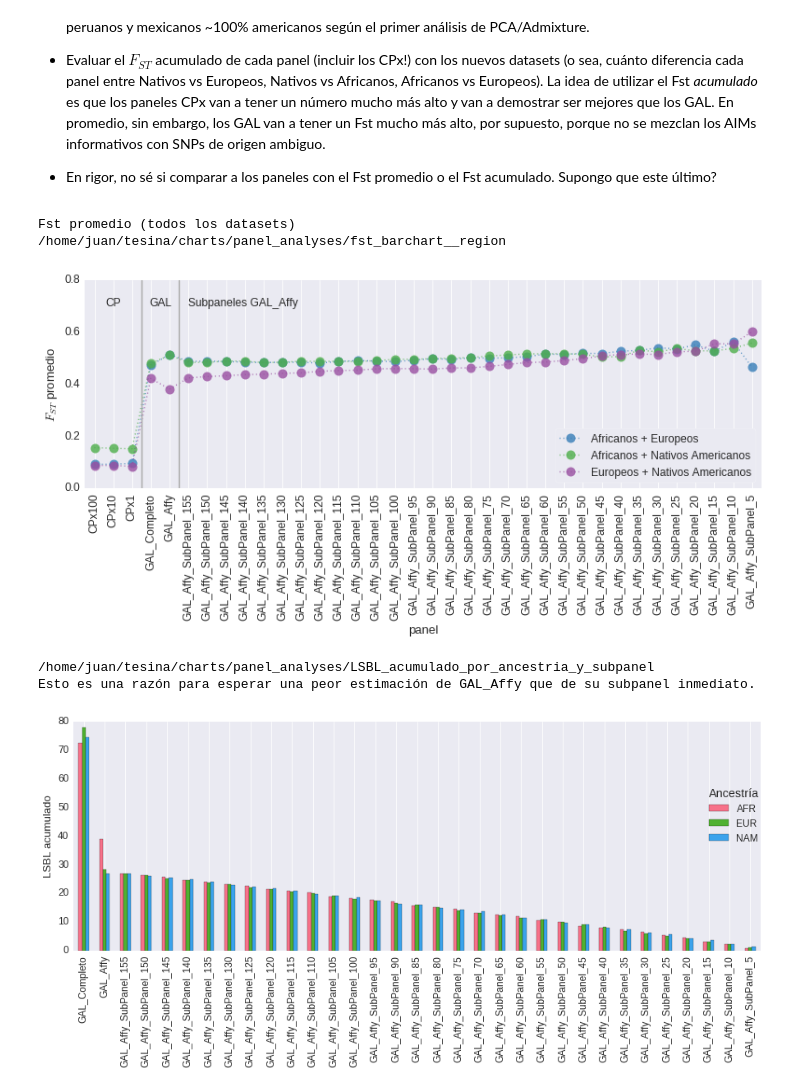
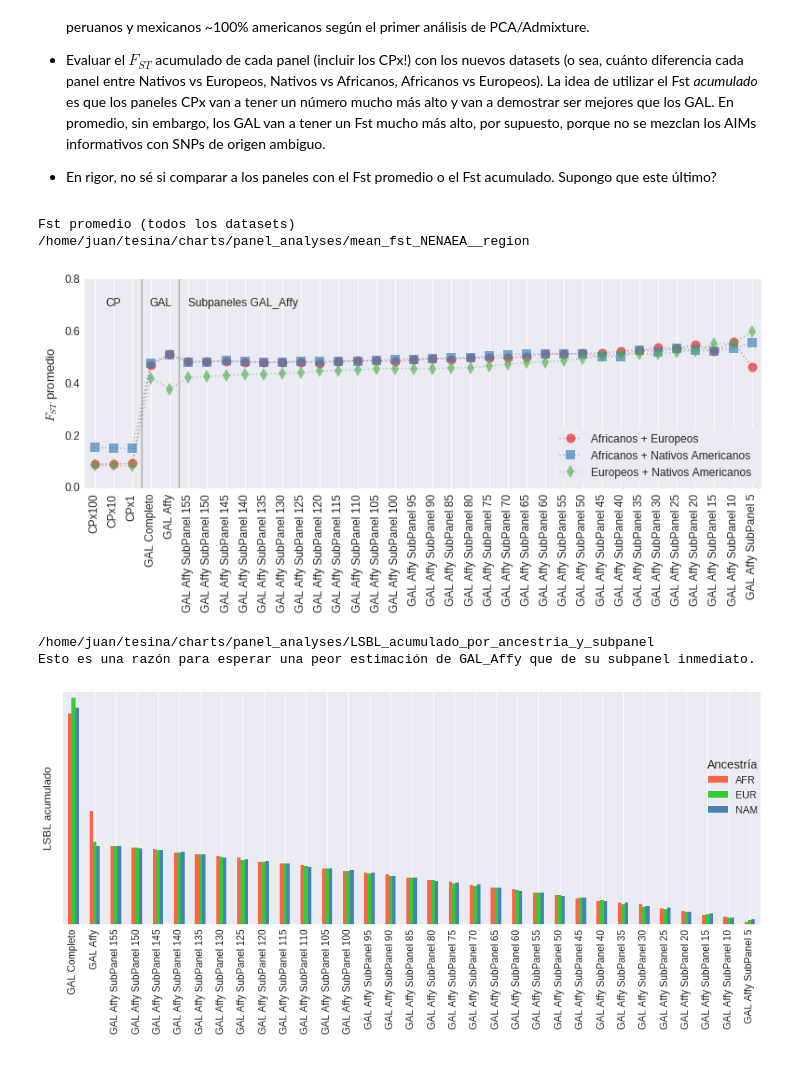
Before and after one commit to jmberros/ancestrator, a Jupyter notebook: Fst_LSBL_SubPanels.ipynb, the cells around one changed output. Drawn from its saved outputs; the diff is of its cells as text; code cells hidden in the pictures.

```diff
--- a/Fst_LSBL_SubPanels.ipynb
+++ b/Fst_LSBL_SubPanels.ipynb
@@ -330,7 +316,6 @@ GAL_Affy_SubPanel_120  0.259781  0.220419  0.229591
 
 * En rigor, no sé si comparar a los paneles con el Fst promedio o el Fst acumulado. Supongo que este último?
 # %%
-import numpy as np
 from os.path import expanduser, join
 
 
@@ -340,18 +325,16 @@ sns.set_context("paper", font_scale=1.5)
 sns.set_style("darkgrid")
 
 for level in ['region']:
-    df = mean_fst.loc[level].copy()
+    df = mean_fst.loc[level].copy().transpose()
 
-    if level == 'population':
-        color = sns.color_palette("Set1", 1)[0]
-        sns.set_context("paper", font_scale=1.2)
-        figsize = (13, 2)
-    else:
-        color = sns.color_palette("Set1", 5)[1:]
-        figsize = (13, 4)
+    colors = sns.color_palette("Set1", 3)
+    markers = ['o', 's', 'd']
+    fig, ax = plt.subplots(figsize=(13, 4))
 
-    ax = df.T.plot(figsize=figsize, rot=90, color=color, linestyle="dotted",
-                   marker="o", markersize=10, alpha=0.8) #, width=0.8) # kind="bar",
+    for ancestry, sub_df in df.iteritems():
+        sub_df.plot(figsize=figsize, rot=90, color=colors.pop(0), linestyle="dotted",
+                    marker=markers.pop(0), markersize=10, alpha=0.65)
+
     ax.set_ylabel("$F_{ST}$ promedio")
     ax.legend(fancybox=True, loc="best", bbox_to_anchor=(1.01, .75),
               title="Datasets")
@@ -371,37 +354,38 @@ for level in ['region']:
         ax.set_ylim([0, .8])
         ygrid_points = np.linspace(0, .8, 5)
         ax.set_yticks(ygrid_points)
     else:
         ax.set_ylim([0, 0.15])
         ygrid_points = np.linspace(0, 0.15, 4)
         ax.set_yticks(ygrid_points)
 
     ax.set_xlim([-0.5, len(panel_labels) - 0.5])
 
     ax.set_xticks(np.arange(len(panel_labels)))
-    ax.set_xticklabels(panel_labels, rotation=90)
+    ax.set_xticklabels([l.replace('_', ' ') for l in panel_labels], rotation=90)
     sns.despine(left=True)
     ax.yaxis.grid(False)
+    ax.set_xlabel('')
 
     handles, labels = ax.get_legend_handles_labels()
     if level == 'region':
         labels = [SampleGroup('1000Genomes', l).name for l in labels]
         ax.legend(handles, labels, frameon=True, fancybox=True, loc='lower right')
     else:
 #         ax.legend(handles, labels, frameon=True, fancybox=True, loc='lower right')
         ax.legend_.set_visible(False)
 
     caption = "Fst promedio (todos los datasets)"
 
-    filepath = join(fdir, "fst_barchart__{}".format(level))
+    filepath = join(fdir, "mean_fst_NENAEA__{}".format(level))
     plt.savefig(filepath, bbox_inches="tight")
     print(caption)
     print(filepath)
     plt.show()
 # %% [output]
 Fst promedio (todos los datasets)
-/home/juan/tesina/charts/panel_analyses/fst_barchart__region
+/home/juan/tesina/charts/panel_analyses/mean_fst_NENAEA__region
-[figure, old version]
+[figure, new version]
 # %%
 cum_lsbl = pd.DataFrame({})
 for panel_label in all_gal_panels():
@@ -411,13 +395,14 @@ for panel_label in all_gal_panels():
     cum_lsbl = cum_lsbl.append(panel_cum_lsbl)
 
 fig, ax = plt.subplots(figsize=(15, 5))
-cum_lsbl.plot(ax=ax, kind='bar', rot=90, color=sns.color_palette('husl', 3))
+cum_lsbl.plot(ax=ax, kind='bar', rot=90, color=['tomato', 'limegreen', 'steelblue'], linewidth=0)
 ax.set_ylabel("LSBL acumulado")
 ax.legend(fancybox=True, loc="best", bbox_to_anchor=(1.01, .75),
           title="Ancestría")
 ax.set_xlim([-0.5, len(cum_lsbl.index) - 0.5])
 ax.set_xticks(np.arange(len(cum_lsbl.index)))
-ax.set_xticklabels(cum_lsbl.index, rotation=90)
+ax.set_xticklabels([l.replace('_', ' ') for l in cum_lsbl.index], rotation=90)
+ax.set_yticklabels([])
 sns.despine(left=True)
 ax.yaxis.grid(False)
 
@@ -429,4 +414,4 @@ plt.show()
 # %% [output]
 /home/juan/tesina/charts/panel_analyses/LSBL_acumulado_por_ancestria_y_subpanel
 Esto es una razón para esperar una peor estimación de GAL_Affy que de su subpanel inmediato.
-[figure, old version]
+[figure, new version]
```
Also changed, not shown: parts of 3 cells of this notebook.
